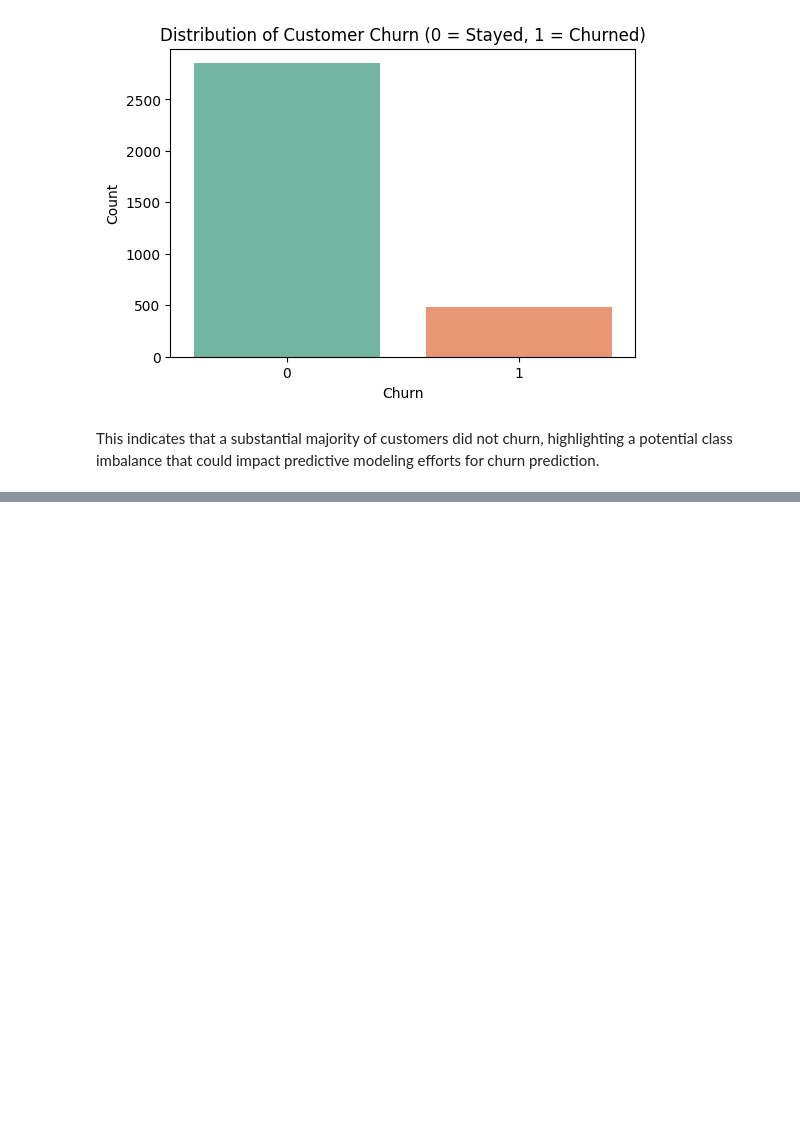
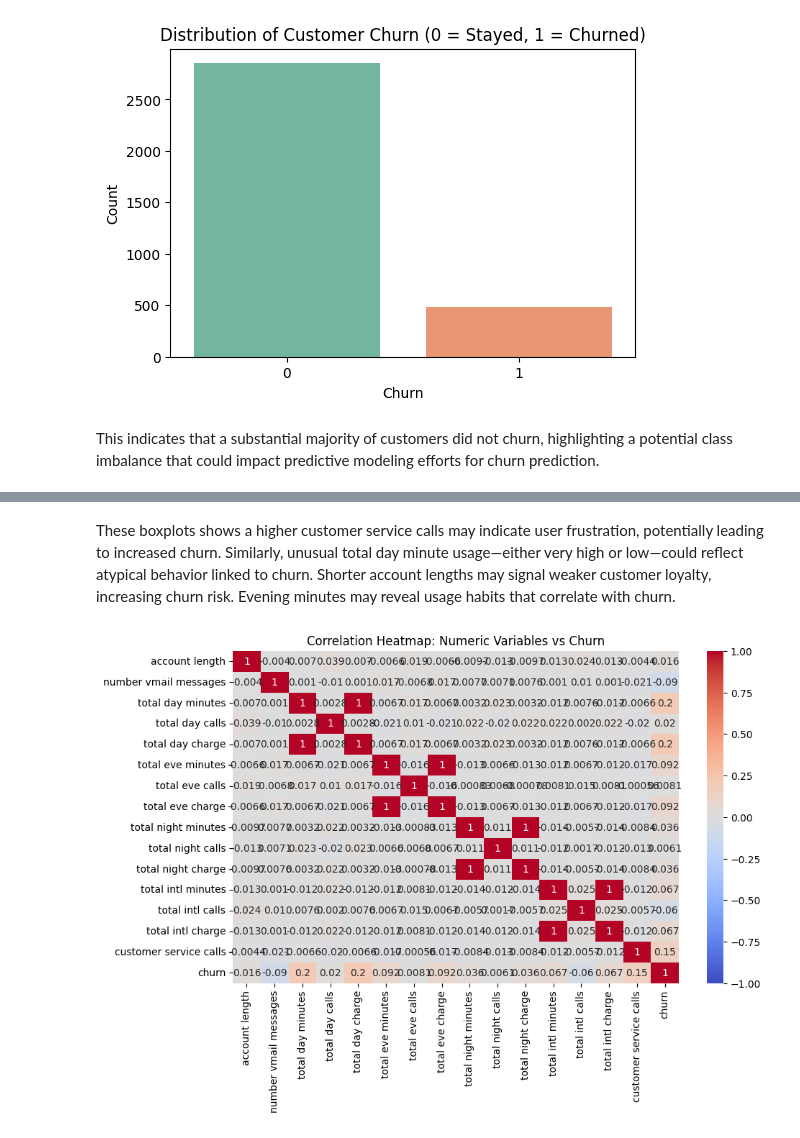
Before and after one commit to KabiraKabira7/customer_churn_modelling_phase_3_project, a Jupyter notebook: customer_churn_modeling_phase3.ipynb, the cells around one changed output, grey strips where cells are left out. Drawn from its saved outputs; the diff is of its cells as text; code cells hidden in the pictures; blank space fills up the shorter version.

```diff
--- a/customer_churn_modeling_phase3.ipynb
+++ b/customer_churn_modeling_phase3.ipynb
@@ -361,0 +411,10 @@ This indicates that a substantial majority of customers did not churn, highlight
+# %% [markdown]
+These boxplots shows a higher customer service calls may indicate user frustration, potentially leading to increased churn. Similarly, unusual total day minute usage—either very high or low—could reflect atypical behavior linked to churn. Shorter account lengths may signal weaker customer loyalty, increasing churn risk. Evening minutes may reveal usage habits that correlate with churn.
+# %%
+# Correlation heatmap for churn dataset
+plt.figure(figsize=(10, 6))
+sns.heatmap(df_encoded[numerical_cols + ['churn']].corr(), annot=True, cmap='coolwarm', vmin=-1, vmax=1)
+plt.title('Correlation Heatmap: Numeric Variables vs Churn')
+plt.show()
+# %% [output]
+[figure, added]
```
Also changed, not shown: parts of 4 cells of this notebook.
